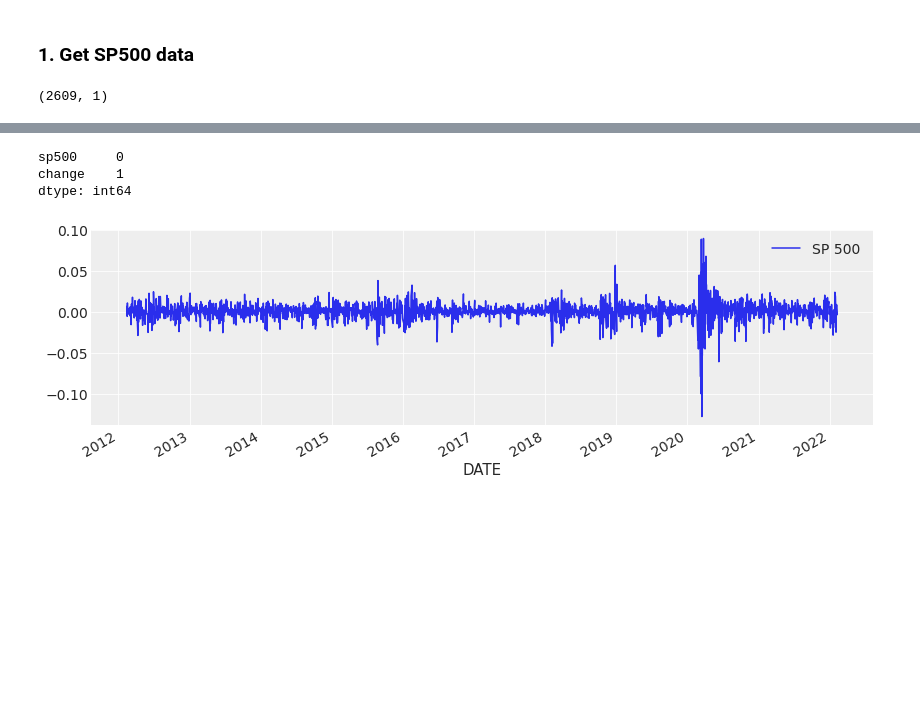
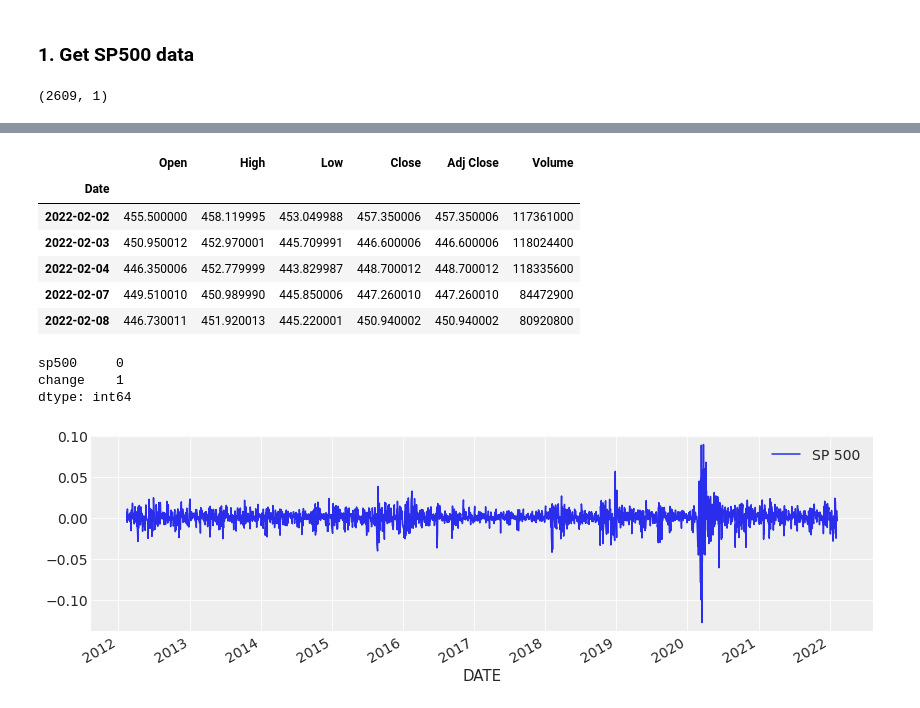
Before and after one commit to danhphan/bayesian-inferences, a Jupyter notebook: pymc_examples/stochastic_volatility_model.ipynb, the cells around one changed output, grey strips where cells are left out. Cells and saved outputs as stored; diff of their text form; code cells hidden in the pictures; blank space fills up the shorter version.

```diff
--- a/pymc_examples/stochastic_volatility_model.ipynb
+++ b/pymc_examples/stochastic_volatility_model.ipynb
@@ -40,3 +50,13 @@ sp500.head()
+# %%
+df.tail()
+# %% [output]
+|  | Open | High | Low | Close | Adj Close | Volume |
+| Date |  |  |  |  |  |  |
+| 2022-02-02 | 455.500000 | 458.119995 | 453.049988 | 457.350006 | 457.350006 | 117361000 |
+| 2022-02-03 | 450.950012 | 452.970001 | 445.709991 | 446.600006 | 446.600006 | 118024400 |
+| 2022-02-04 | 446.350006 | 452.779999 | 443.829987 | 448.700012 | 448.700012 | 118335600 |
+| 2022-02-07 | 449.510010 | 450.989990 | 445.850006 | 447.260010 | 447.260010 | 84472900 |
+| 2022-02-08 | 446.730011 | 451.920013 | 445.220001 | 450.940002 | 450.940002 | 80920800 |
 # %%
 sp500["change"] = np.log(sp500["sp500"]).diff()
 # %%
```
Also changed, not shown: parts of 4 cells of this notebook.
